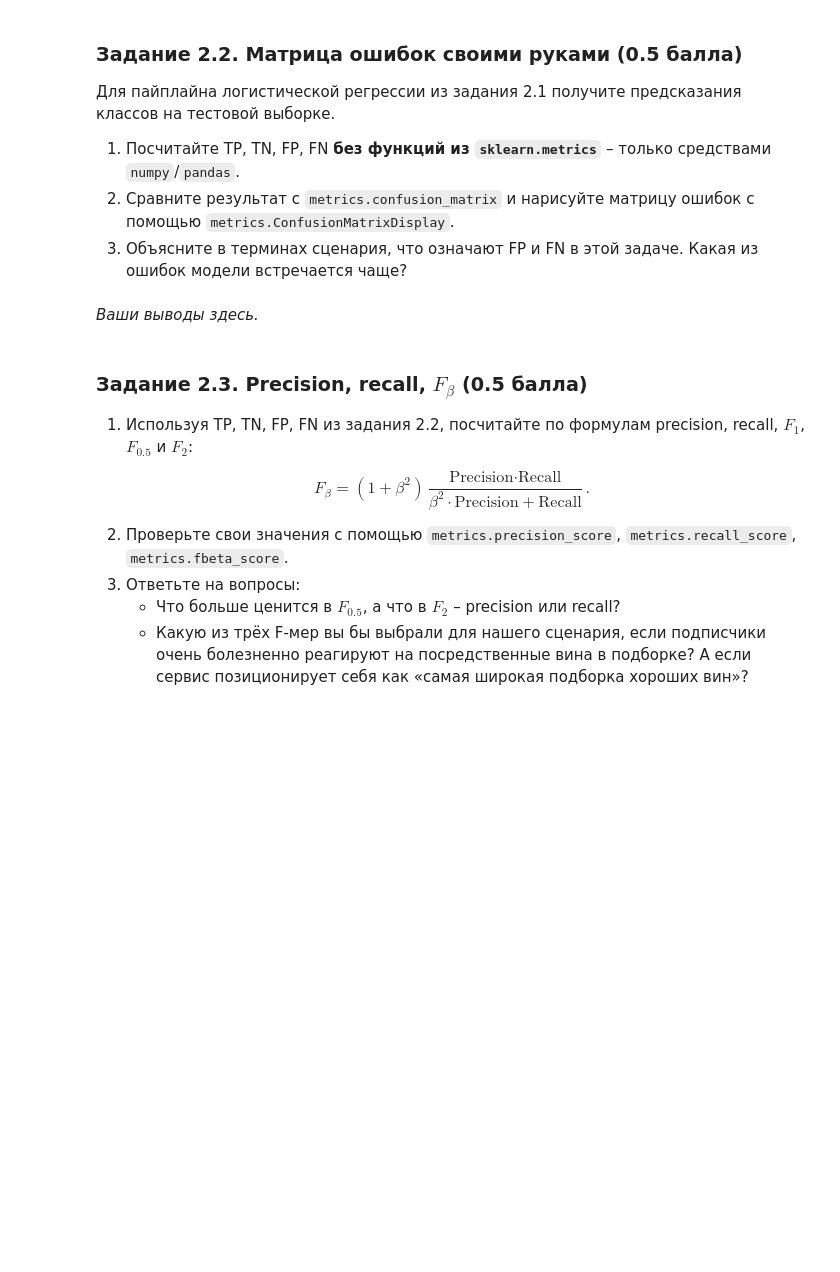
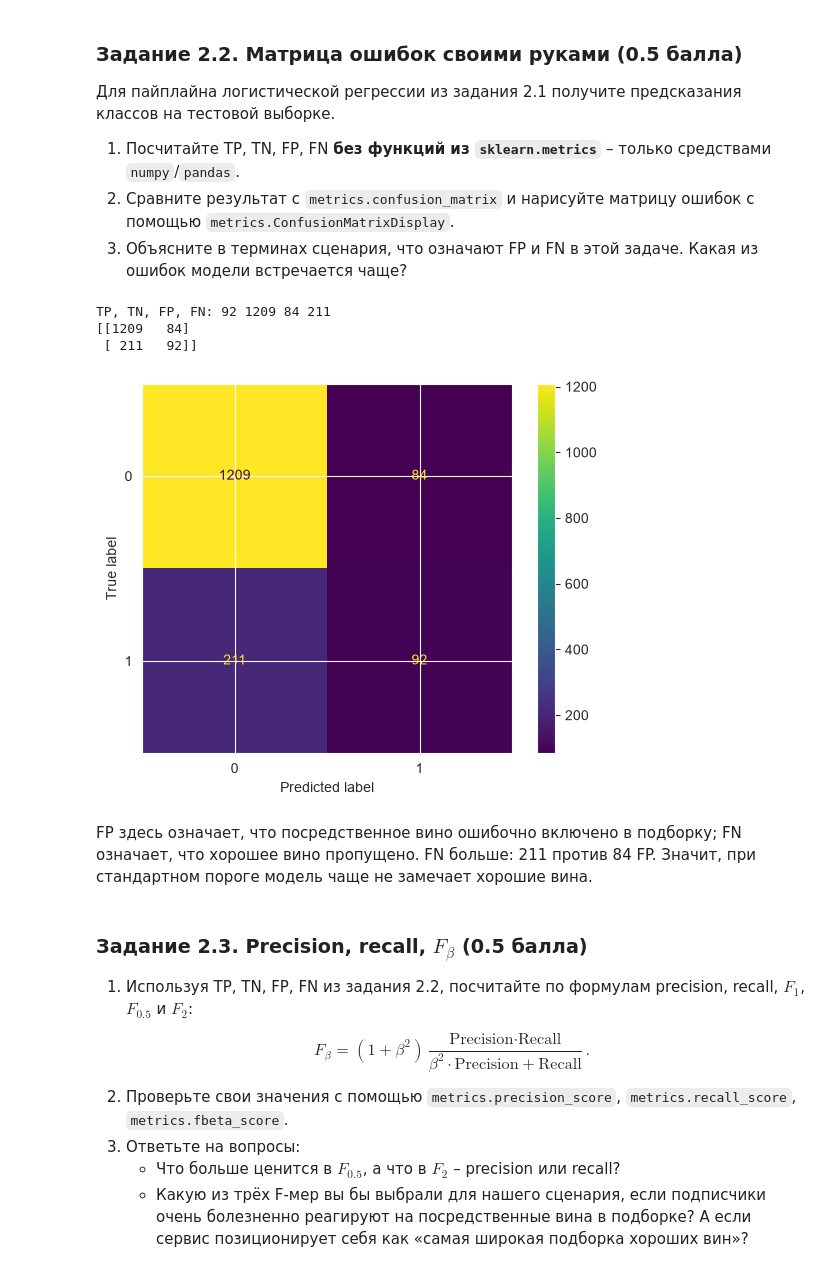
Before and after one commit to loxxych/MMDA-HW3, a Jupyter notebook: HW3_MMDA.ipynb, the cells around one changed output. Drawn from its saved outputs; the diff is of its cells as text; code cells hidden in the pictures; blank space fills up the shorter version.

```diff
--- a/HW3_MMDA.ipynb
+++ b/HW3_MMDA.ipynb
@@ -255,4 +352,6 @@ df.head()
 # %%
+df = df.drop_duplicates().reset_index(drop=True)
+print('Форма после удаления полных дубликатов:', df.shape)
 X = df.drop(columns='target')
 y = df['target']
 
@@ -269,4 +371,13 @@ print('Train:', X_train.shape, ' Test:', X_test.shape)
 
 Сравните два числа. Почему accuracy плохо подходит для этой задачи?
 # %%
-# ваше решение здесь
+print('Пропуски:', int(df.isna().sum().sum()))
+print('Полных дубликатов до очистки:', duplicate_count)
+print('Доля класса 1 train:', y_train.mean())
+print('Доля класса 1 test:', y_test.mean())
+constant_accuracy = (y_test == 0).mean()
+pipe = make_pipeline(StandardScaler(), LogisticRegression(max_iter=2000, random_state=RANDOM_STATE))
+pipe.fit(X_train, y_train)
+pipe_accuracy = metrics.accuracy_score(y_test, pipe.predict(X_test))
+print('Accuracy константной модели:', constant_accuracy)
+print('Accuracy логистической регрессии:', pipe_accuracy)
@@ -281,9 +399,22 @@ print('Train:', X_train.shape, ' Test:', X_test.shape)
 2. Сравните результат с `metrics.confusion_matrix` и нарисуйте матрицу ошибок с помощью `metrics.ConfusionMatrixDisplay`.
 3. Объясните в терминах сценария, что означают FP и FN в этой задаче. Какая из ошибок модели встречается чаще?
 # %%
-# ваше решение здесь
+y_pred = pipe.predict(X_test)
+tp = int(((y_test == 1) & (y_pred == 1)).sum())
+tn = int(((y_test == 0) & (y_pred == 0)).sum())
+fp = int(((y_test == 0) & (y_pred == 1)).sum())
+fn = int(((y_test == 1) & (y_pred == 0)).sum())
+print('TP, TN, FP, FN:', tp, tn, fp, fn)
+print(metrics.confusion_matrix(y_test, y_pred))
+metrics.ConfusionMatrixDisplay.from_predictions(y_test, y_pred)
+plt.show()
+# %% [output]
+TP, TN, FP, FN: 92 1209 84 211
+[[1209   84]
+ [ 211   92]]
+[figure, added]
 # %% [markdown]
-*Ваши выводы здесь.*
+FP здесь означает, что посредственное вино ошибочно включено в подборку; FN означает, что хорошее вино пропущено. FN больше: 211 против 84 FP. Значит, при стандартном пороге модель чаще не замечает хорошие вина.
 # %% [markdown]
 ### Задание 2.3. Precision, recall, $F_\beta$ (0.5 балла)
 
```
Also changed, not shown: parts of 28 cells of this notebook, 6 other files.
